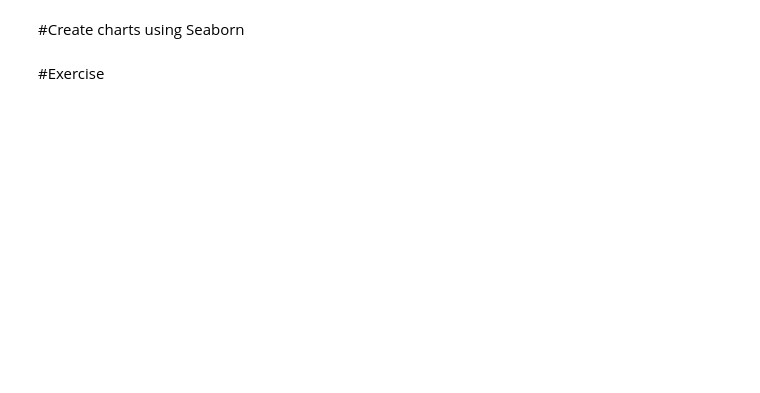
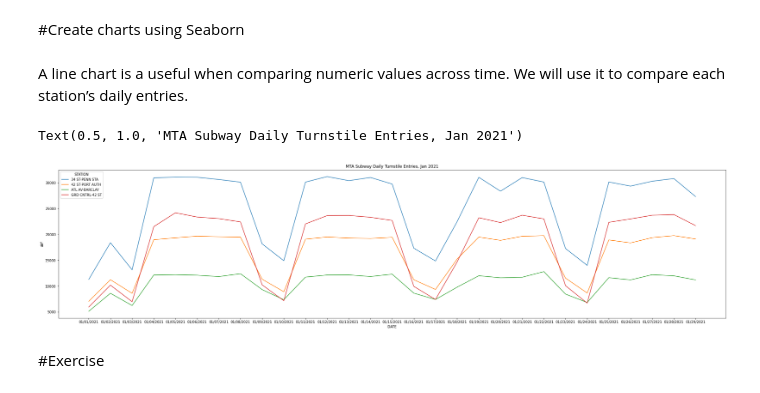
Before and after one commit to atlas-github/fstep_20, a Jupyter notebook: fstep_20_dataviz.ipynb, the cells around one changed output. Drawn from its saved outputs; the diff is of its cells as text; code cells hidden in the pictures; blank space fills up the shorter version.

```diff
--- a/fstep_20_dataviz.ipynb
+++ b/fstep_20_dataviz.ipynb
@@ -6,0 +113,3 @@
+# %%
+df_filter['diff'] = df_filter.groupby(["BOOTH", "SCP"]).ENTRIES.diff()
+df_filter
@@ -6,0 +132,3 @@
+# %%
+df_filter = df_filter[df_filter["diff"] > 0]
+df_filter
@@ -6,0 +151,4 @@
+# %%
+df_stn = df_filter[(df_filter['STATION'] == "34 ST-PENN STA") | (df_filter['STATION'] == "42 ST-PORT AUTH") |
+                   (df_filter['STATION'] == "GRD CNTRL-42 ST") | (df_filter['STATION'] == "ATL AV-BARCLAY")]
+df_stn
@@ -6,0 +171,3 @@
+# %%
+stations_four = df_stn.groupby(["STATION", "DATE"])[["diff"]].sum().reset_index()
+stations_four
@@ -7,4 +188,15 @@
 # %% [markdown]
 #Create charts using Seaborn
+# %% [markdown]
+A line chart is a useful when comparing numeric values across time. We will use it to compare each station’s daily entries.
+# %%
+import seaborn as sns
+import matplotlib.pyplot as plt
+
+plt.figure(figsize=(35, 8))
+sns.lineplot(data = stations_four, x = "DATE", y = "diff", hue = "STATION").set_title("MTA Subway Daily Turnstile Entries, Jan 2021")
+# %% [output]
+Text(0.5, 1.0, 'MTA Subway Daily Turnstile Entries, Jan 2021')
+[figure, added]
 # %% [markdown]
 #Exercise
```
Also changed, not shown: parts of 24 cells of this notebook.
